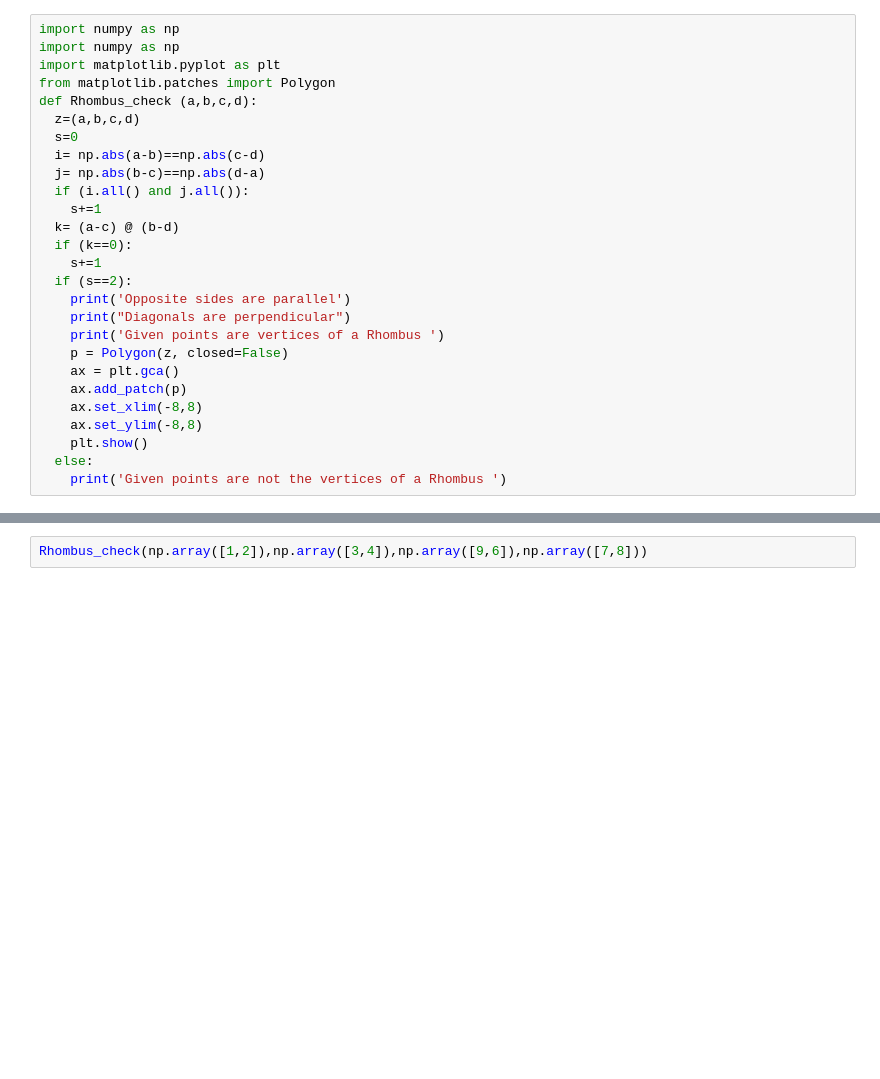
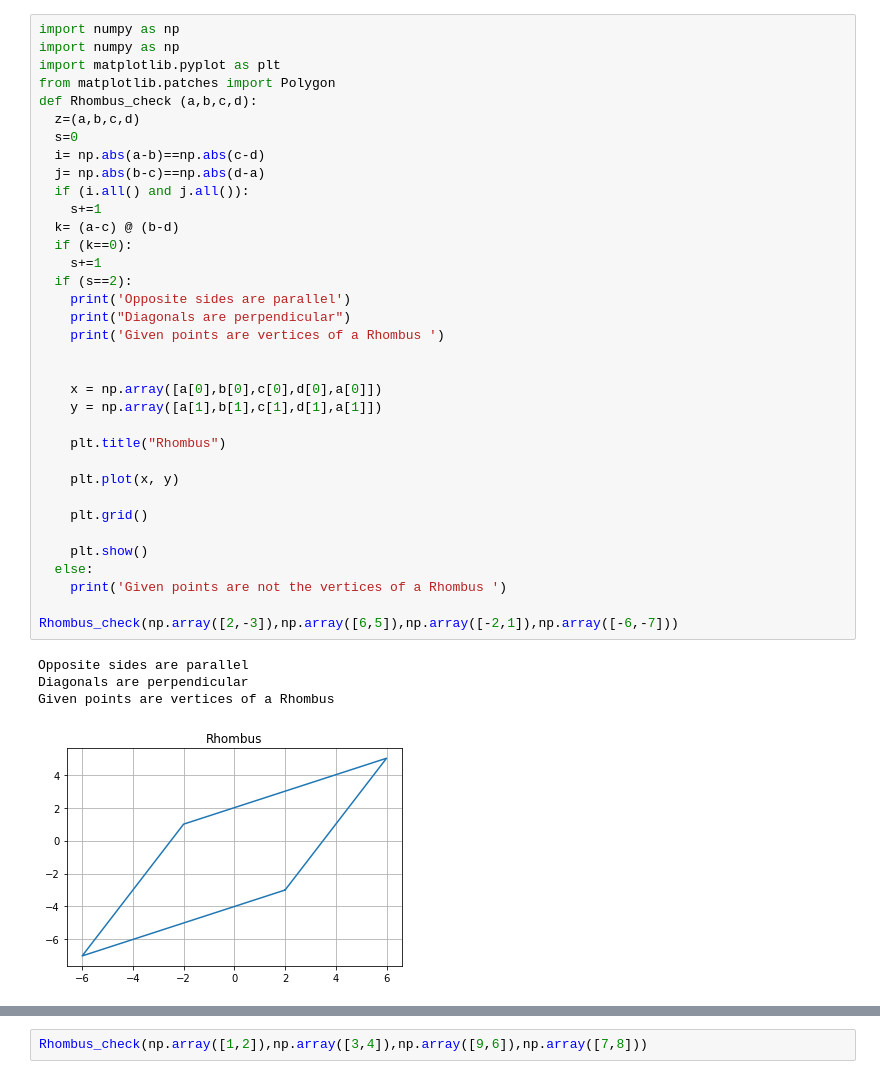
Before and after one commit to Srikanth1408/Assignment_1, a Jupyter notebook: Assignment1.ipynb, the cells around one changed output, grey strips where cells are left out. Saved outputs shown, nothing was run; the diff lists cells and outputs as text; blank space fills up the shorter version.

```diff
--- a/Assignment1.ipynb
+++ b/Assignment1.ipynb
@@ -3,28 +3,41 @@
 # %%
 import numpy as np
 import numpy as np
 import matplotlib.pyplot as plt
 from matplotlib.patches import Polygon
 def Rhombus_check (a,b,c,d):
   z=(a,b,c,d)
   s=0
   i= np.abs(a-b)==np.abs(c-d)
   j= np.abs(b-c)==np.abs(d-a)
   if (i.all() and j.all()):
     s+=1
   k= (a-c) @ (b-d)
   if (k==0):
     s+=1
   if (s==2):
     print('Opposite sides are parallel')
     print("Diagonals are perpendicular")
     print('Given points are vertices of a Rhombus ')
-    p = Polygon(z, closed=False)
-    ax = plt.gca()
-    ax.add_patch(p)
-    ax.set_xlim(-8,8)
-    ax.set_ylim(-8,8)
+
+
+    x = np.array([a[0],b[0],c[0],d[0],a[0]])
+    y = np.array([a[1],b[1],c[1],d[1],a[1]])
+
+    plt.title("Rhombus")
+
+    plt.plot(x, y)
+
+    plt.grid()
+
     plt.show()
   else:
     print('Given points are not the vertices of a Rhombus ')
+
+Rhombus_check(np.array([2,-3]),np.array([6,5]),np.array([-2,1]),np.array([-6,-7]))
+# %% [output]
+Opposite sides are parallel
+Diagonals are perpendicular
+Given points are vertices of a Rhombus
+[figure, added]
 # %%
```
Also changed, not shown: parts of 3 cells of this notebook.
